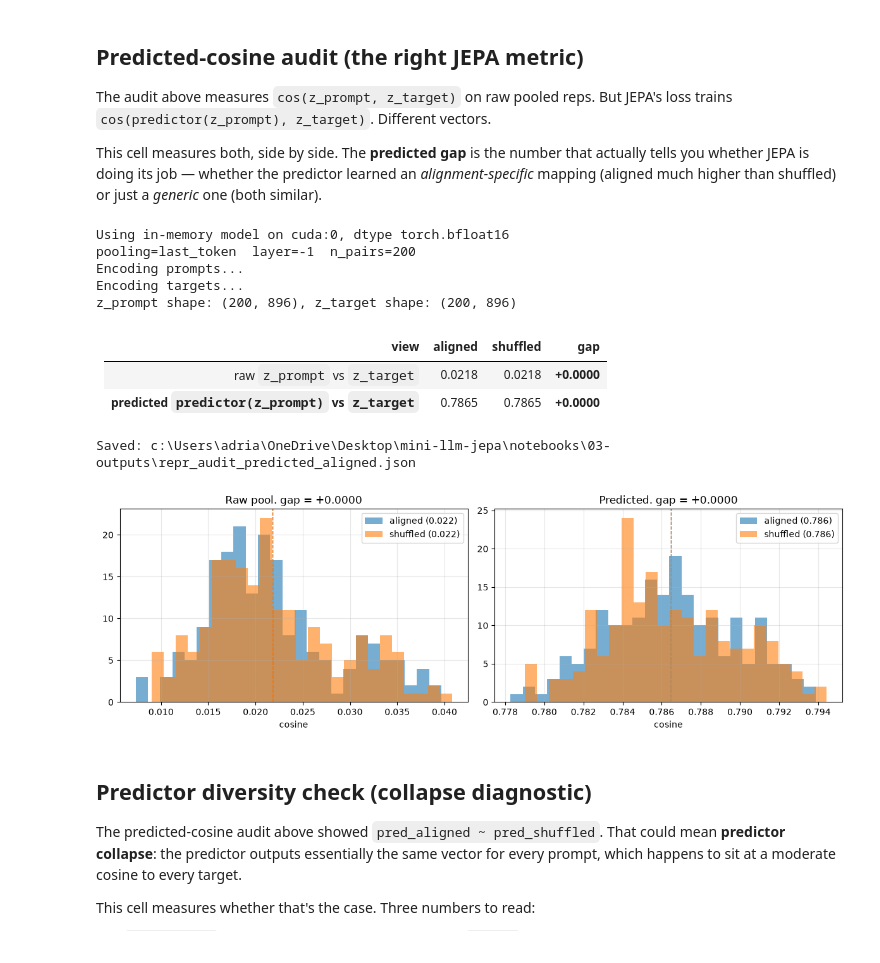
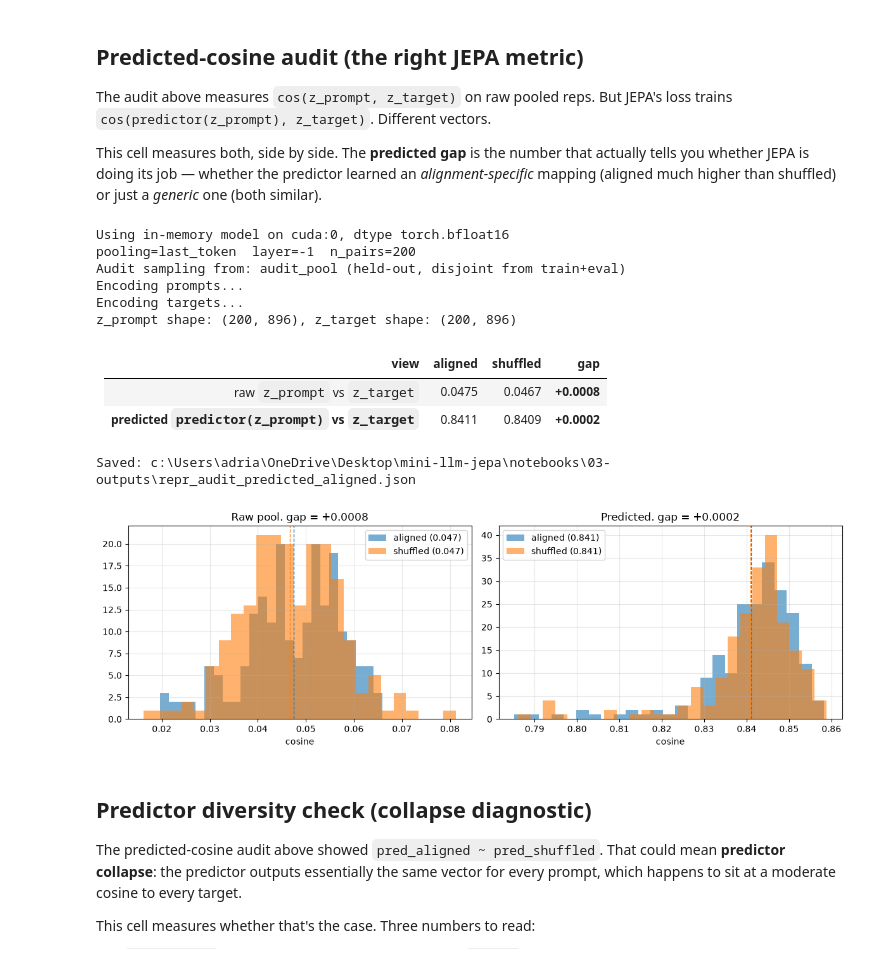
Before and after one commit to Adrian8169/mini-llm-jepa, a Jupyter notebook: 03-jepa-loss.ipynb, the cells around one changed output. Saved outputs shown, nothing was run; the diff lists cells and outputs as text; code cells hidden in the pictures.

```diff
--- a/03-jepa-loss.ipynb
+++ b/03-jepa-loss.ipynb
@@ -501,8 +518,23 @@ def build_scheduler(optim, kind, total_steps, warmup_ratio, min_lr_ratio):
     raise ValueError(f"unknown scheduler {kind!r}")
 
 set_seed(SEED)
-train_pool, eval_pairs = split_pairs(pairs, EVAL_FRACTION, SEED)
-eval_pairs = eval_pairs[:MAX_EVAL_EXAMPLES]
+train_pool, eval_pairs_full = split_pairs(pairs, EVAL_FRACTION, SEED)
+
+# Shuffle the eval slice before taking [:MAX_EVAL_EXAMPLES]. Previously
+# split_pairs returned eval rows in original dataset order, so [:100]
+# picked the 100 lowest-index rows -- concentrated in a couple of SQL
+# template families near the top of the file.
+_rng_eval = random.Random(SEED + 1)
+_eval_shuffled = eval_pairs_full.copy()
+_rng_eval.shuffle(_eval_shuffled)
+
+eval_pairs = _eval_shuffled[:MAX_EVAL_EXAMPLES]
+
+# Everything in the eval slice that wasn't used for the 100-row eval becomes
+# the held-out audit pool: guaranteed disjoint from training AND from the
+# eval prompts. The audit cells below draw from this pool instead of from
+# the raw `pairs` list (which overlapped training in 177/200 rows).
+audit_pool = _eval_shuffled[MAX_EVAL_EXAMPLES:]
 examples_per_epoch = min(MAX_TRAIN_EXAMPLES, len(train_pool))
 
 rng = random.Random(SEED)
@@ -1148,10 +1217,13 @@ try:
     _ = NOTEBOOK_DIR
 except NameError:
     HERE = Path.cwd()
-    REPO = HERE
-    while not (REPO / "pyproject.toml").exists() and REPO != REPO.parent:
-        REPO = REPO.parent
-    NOTEBOOK_DIR = REPO / "notebooks"
+    _marker = Path("data") / "nl_sql.jsonl"
+    if (HERE / _marker).exists():
+        NOTEBOOK_DIR = HERE
+    elif (HERE / "notebooks" / _marker).exists():
+        NOTEBOOK_DIR = HERE / "notebooks"
+    else:
+        raise FileNotFoundError(f"Cannot locate {_marker} from {HERE}.")
     os.chdir(NOTEBOOK_DIR)
     OUTPUT_DIR = NOTEBOOK_DIR / "03-outputs"
     DATA_PATH = NOTEBOOK_DIR / "data" / "nl_sql.jsonl"
@@ -1254,7 +1326,21 @@ def _encode(texts):
         chunks.append(z.float().cpu())
     return torch.cat(chunks, 0)
 
-audit_pairs = pairs[:AUDIT_N_PAIRS]
+# Draw the audit sample from the held-out audit_pool if it's available
+# (populated in §18). If the kernel was restarted and this cell is being
+# run standalone, fall back to a shuffled sample of `pairs` (still better
+# than the front-of-file [:N] slice this used to do, but not disjoint from
+# training -- run the full notebook top-to-bottom for the clean split).
+try:
+    _audit_source = audit_pool
+    _audit_source_note = "audit_pool (held-out, disjoint from train+eval)"
+except NameError:
+    _audit_rng = random.Random(AUDIT_SEED)
+    _audit_source = pairs.copy()
+    _audit_rng.shuffle(_audit_source)
+    _audit_source_note = "pairs (shuffled fallback -- may overlap train/eval; rerun §18 for clean split)"
+print(f"Audit sampling from: {_audit_source_note}")
+audit_pairs = _audit_source[:AUDIT_N_PAIRS]
 prompt_texts = [build_prompt_text(_tok, p["prompt"]) for p in audit_pairs]
 target_texts = [build_target_text(_tok, p["target"]) for p in audit_pairs]
 
@@ -1275,8 +1361,16 @@ z_target_n = _norm(z_target)
 
 raw_aligned = (z_prompt_n * z_target_n).sum(-1)
 pred_aligned = (z_pred_n * z_target_n).sum(-1)
-rng = torch.Generator().manual_seed(AUDIT_SEED)
-perm = torch.randperm(z_target.shape[0], generator=rng)
+_gen = torch.Generator().manual_seed(AUDIT_SEED)
+def _derangement_cpu(n, generator, max_tries=64):
+    if n < 2:
+        return torch.arange(n)
+    for _ in range(max_tries):
+        p = torch.randperm(n, generator=generator)
+        if int((p == torch.arange(n)).sum()) == 0:
+            return p
+    return torch.roll(torch.arange(n), shifts=1)
+perm = _derangement_cpu(z_target.shape[0], _gen)
 raw_shuffled = (z_prompt_n * z_target_n[perm]).sum(-1)
 pred_shuffled = (z_pred_n * z_target_n[perm]).sum(-1)
 
@@ -1305,36 +1399,37 @@ display(Markdown(tbl))
 print(f"\nSaved: {OUTPUT_DIR / f'repr_audit_predicted_{AUDIT_MODE}.json'}")
 
 try:
     import matplotlib.pyplot as plt
     fig, (ax1, ax2) = plt.subplots(1, 2, figsize=(12, 4))
     ax1.hist(raw_aligned.numpy(), bins=25, alpha=0.6, label=f"aligned ({result['raw_aligned_mean']:.3f})")
     ax1.hist(raw_shuffled.numpy(), bins=25, alpha=0.6, label=f"shuffled ({result['raw_shuffled_mean']:.3f})")
     ax1.axvline(result["raw_aligned_mean"], color="tab:blue", linestyle="--", linewidth=1)
     ax1.axvline(result["raw_shuffled_mean"], color="tab:orange", linestyle="--", linewidth=1)
     ax1.set_title(f"Raw pool. gap = {result['raw_gap']:+.4f}")
     ax1.set_xlabel("cosine"); ax1.legend(); ax1.grid(True, alpha=0.3)
 
     ax2.hist(pred_aligned.numpy(), bins=25, alpha=0.6, label=f"aligned ({result['pred_aligned_mean']:.3f})")
     ax2.hist(pred_shuffled.numpy(), bins=25, alpha=0.6, label=f"shuffled ({result['pred_shuffled_mean']:.3f})")
     ax2.axvline(result["pred_aligned_mean"], color="tab:blue", linestyle="--", linewidth=1)
     ax2.axvline(result["pred_shuffled_mean"], color="tab:orange", linestyle="--", linewidth=1)
     ax2.set_title(f"Predicted. gap = {result['pred_gap']:+.4f}")
     ax2.set_xlabel("cosine"); ax2.legend(); ax2.grid(True, alpha=0.3)
     plt.tight_layout(); plt.show()
 except ImportError:
     pass
 # %% [output]
 Using in-memory model on cuda:0, dtype torch.bfloat16
 pooling=last_token  layer=-1  n_pairs=200
+Audit sampling from: audit_pool (held-out, disjoint from train+eval)
 Encoding prompts...
 Encoding targets...
 z_prompt shape: (200, 896), z_target shape: (200, 896)
 | view | aligned | shuffled | **gap** |
 | --- | --- | --- | --- |
-| raw `z_prompt` vs `z_target` | 0.0218 | 0.0218 | **+0.0000** |
-| **predicted `predictor(z_prompt)` vs `z_target`** | 0.7865 | 0.7865 | **+0.0000** |
+| raw `z_prompt` vs `z_target` | 0.0475 | 0.0467 | **+0.0008** |
+| **predicted `predictor(z_prompt)` vs `z_target`** | 0.8411 | 0.8409 | **+0.0002** |
 Saved: c:\Users\adria\OneDrive\Desktop\mini-llm-jepa\notebooks\03-outputs\repr_audit_predicted_aligned.json
-[figure, old version]
+[figure, new version]
 # %% [markdown]
 ## Predictor diversity check (collapse diagnostic)
 
```
Also changed, not shown: parts of 12 cells of this notebook, 7 other files.
